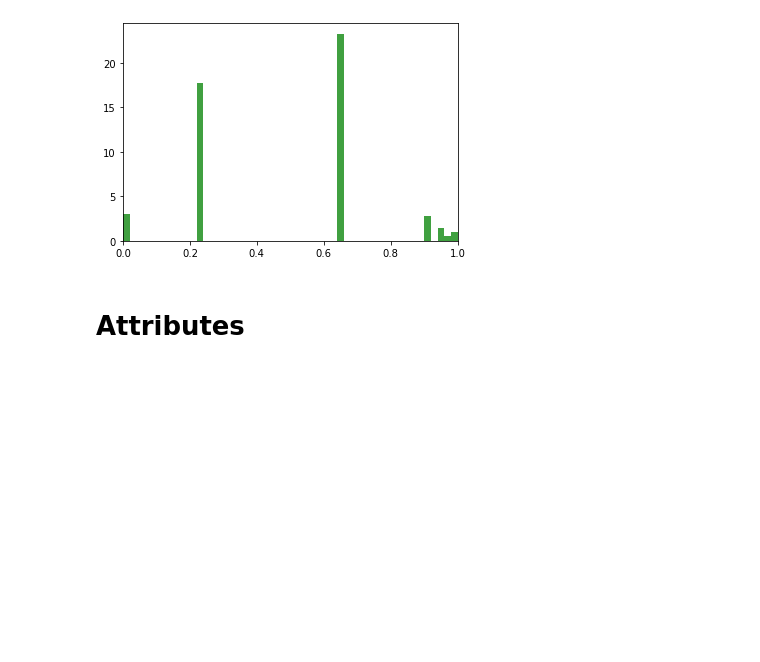
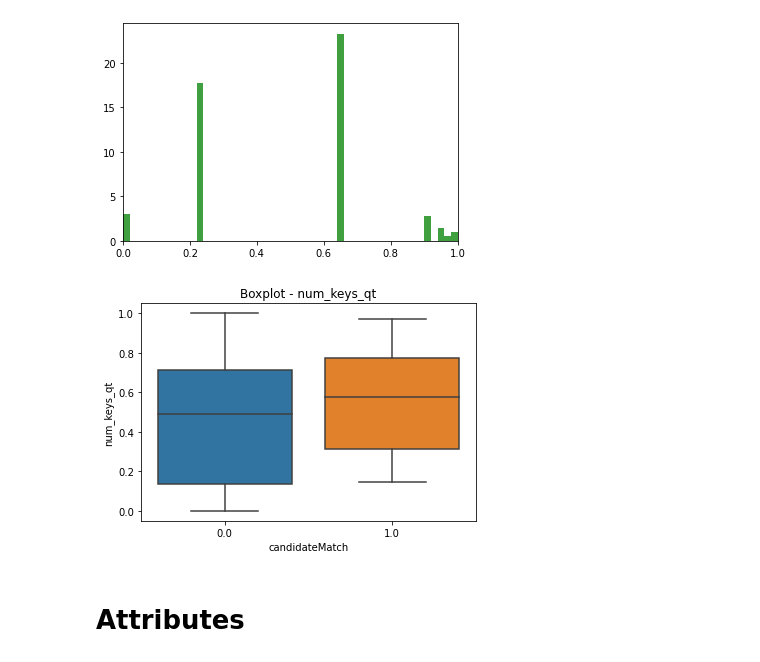
Before and after one commit to tikoponde/classifying-job-links, a Jupyter notebook: FJGH EDA.ipynb, the cells around one changed output. Saved outputs shown, nothing was run; the diff lists cells and outputs as text; code cells hidden in the pictures; blank space fills up the shorter version.

```diff
--- a/FJGH EDA.ipynb
+++ b/FJGH EDA.ipynb
@@ -528,6 +580,10 @@ plt.xlim(0, 1)
 plt.show()
 # %% [output]
 [figure]
+# %%
+ax = sns.boxplot(x='candidateMatch', y='num_keys_qt', data=df).set_title('Boxplot - num_keys_qt')
+# %% [output]
+[figure, added]
 # %% [markdown]
 # Attributes
 # %%
```
Also changed, not shown: parts of 25 cells of this notebook, 5 other files.
